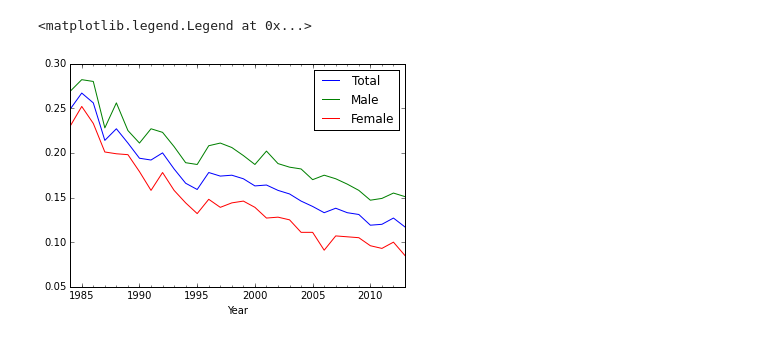
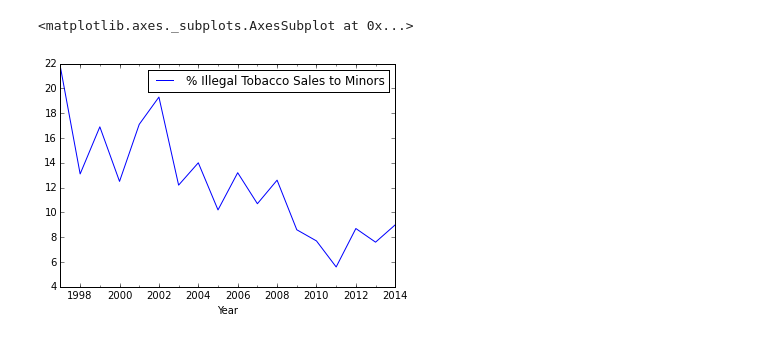
Before and after one commit to jrobison93/SSE691-Python-Project-2, a Jupyter notebook: Project 2.ipynb, the cells around one changed output. Saved outputs shown, nothing was run; the diff lists cells and outputs as text; code cells hidden in the pictures.

```diff
--- a/Project 2.ipynb
+++ b/Project 2.ipynb
@@ -8,2 +110,3 @@ url = "./Smoking_Prevalence_in_Adults__1984-2013.csv"
 # %%
-df = pd.read_csv(url, index_col = "Year", parse_dates = True)
+salesDf = pd.read_csv(minorSalesUrl, index_col = "Year", parse_dates = True)
+salesDf.describe()
@@ -22,12 +123,5 @@ df.describe()
-# %%
-totalDf = df.loc[df['Gender'] == 'Total']
-maleDf = df.loc[df['Gender'] == 'Male']
-femaleDf = df.loc[df['Gender'] == 'Female']
-tot = totalDf[['Percentage of  Current Smokers']].plot()
-male = maleDf[['Percentage of  Current Smokers']].plot(ax = tot)
-female = femaleDf[['Percentage of  Current Smokers']].plot(ax = male)
-handles, labels = female.get_legend_handles_labels()
-female.legend(handles, ['Total', 'Male', 'Female'])
-# %% [output]
-<matplotlib.legend.Legend at 0x...>
-[figure, removed]
+# %%
+salesDf[['% Illegal Tobacco Sales to Minors']].plot()
+# %% [output]
+<matplotlib.axes._subplots.AxesSubplot at 0x...>
+[figure, added]
```
Also changed, not shown: parts of 15 cells of this notebook, 2 other files.
